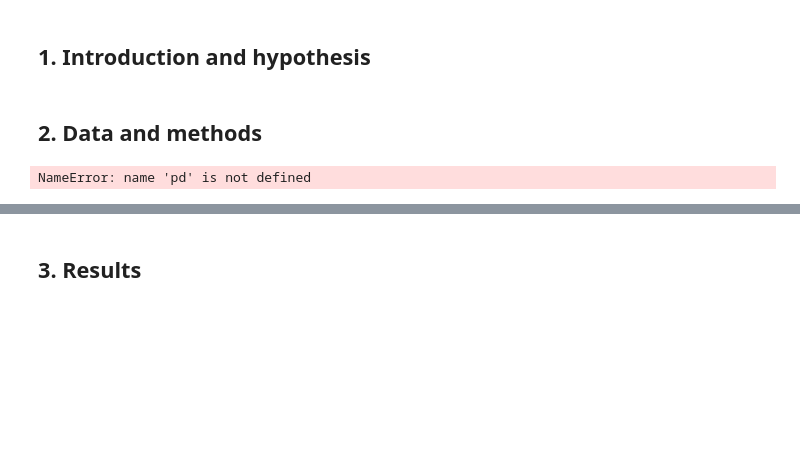
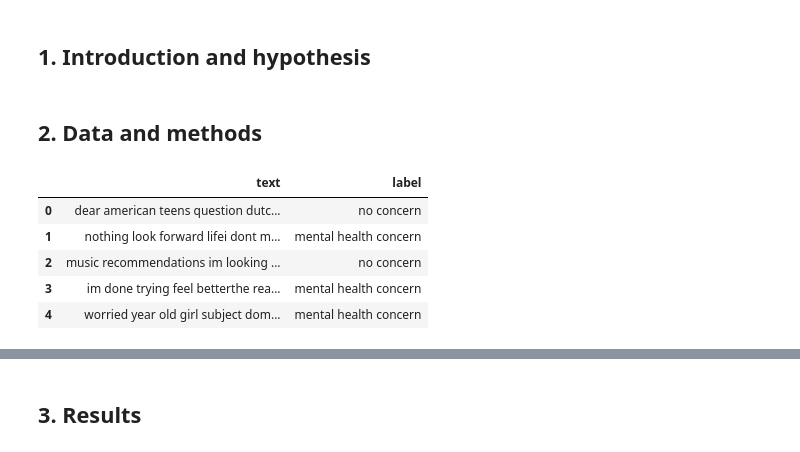
Before and after one commit to anabi77498/text-translation-and-bert, a Jupyter notebook: project.ipynb, the cells around one changed output, grey strips where cells are left out. Drawn from its saved outputs; the diff is of its cells as text; code cells hidden in the pictures; blank space fills up the shorter version.

```diff
--- a/project.ipynb
+++ b/project.ipynb
@@ -94,6 +96,13 @@ import pandas as pd
 # %%
 # Loading and observing dataset
 
 mh_texts = pd.read_csv("data/mental_health.csv")
+mh_texts['label'] = mh_texts['label'].map({0: 'no concern', 1: 'mental health concern'})
+mh_texts.head()
 # %% [output]
-NameError: name 'pd' is not defined
+|  | text | label |
+| 0 | dear american teens question dutc... | no concern |
+| 1 | nothing look forward lifei dont m... | mental health concern |
+| 2 | music recommendations im looking ... | no concern |
+| 3 | im done trying feel betterthe rea... | mental health concern |
+| 4 | worried year old girl subject dom... | mental health concern |
```
Also changed, not shown: parts of 4 cells of this notebook.
